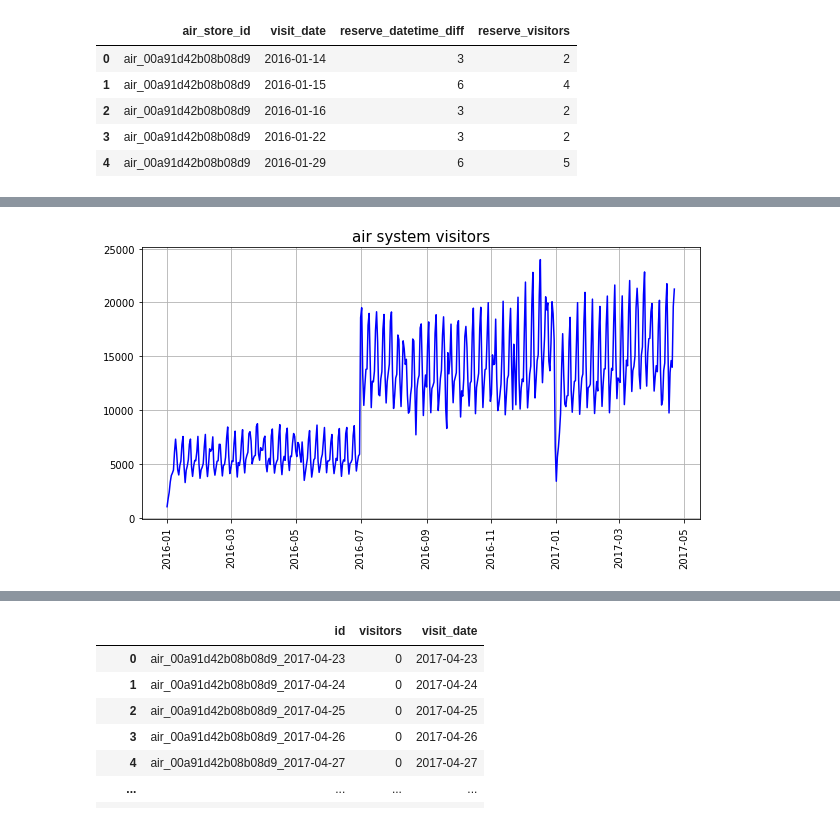
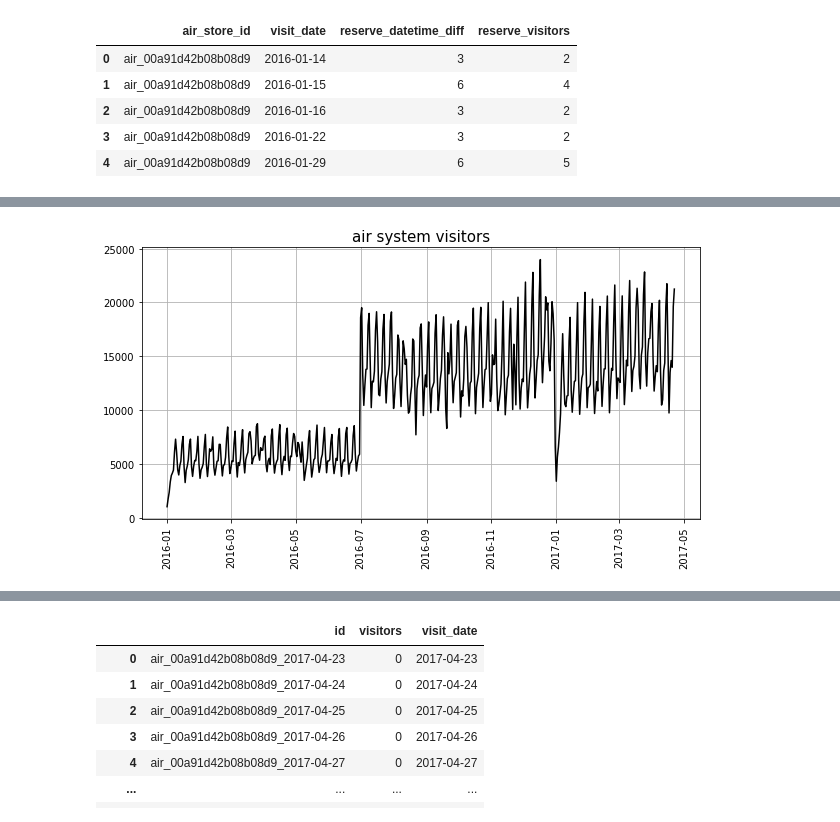
Before and after one commit to minji2744/AIFFEL, a Jupyter notebook: Hackerton/1st/AIFFEL_Hackerton_1st.ipynb, the cells around one changed output, grey strips where cells are left out. Saved outputs shown, nothing was run; the diff lists cells and outputs as text; code cells hidden in the pictures.

Commit message:
visualize

```diff
--- a/Hackerton/1st/AIFFEL_Hackerton_1st.ipynb
+++ b/Hackerton/1st/AIFFEL_Hackerton_1st.ipynb
@@ -85,16 +100,16 @@ data['tra']['visit_date'] = pd.to_datetime(data['tra']['visit_date'])
 # %%
 copy_tra = data["tra"]
 
 copy_tra = copy_tra.groupby(
         ['visit_date'], as_index=False)[[
             'visitors'
         ]].sum()
 
 plt.figure(figsize=(10,5))
 plt.title("air system visitors", fontsize=15)
-plt.plot(copy_tra["visit_date"].dt.date, copy_tra["visitors"], color='blue')
+plt.plot(copy_tra["visit_date"].dt.date, copy_tra["visitors"], color='black')
 plt.grid()
 plt.xticks(rotation=90)
 plt.show()
 # %% [output]
-[figure, old version]
+[figure, new version]
```
Also changed, not shown: parts of 12 cells of this notebook.
